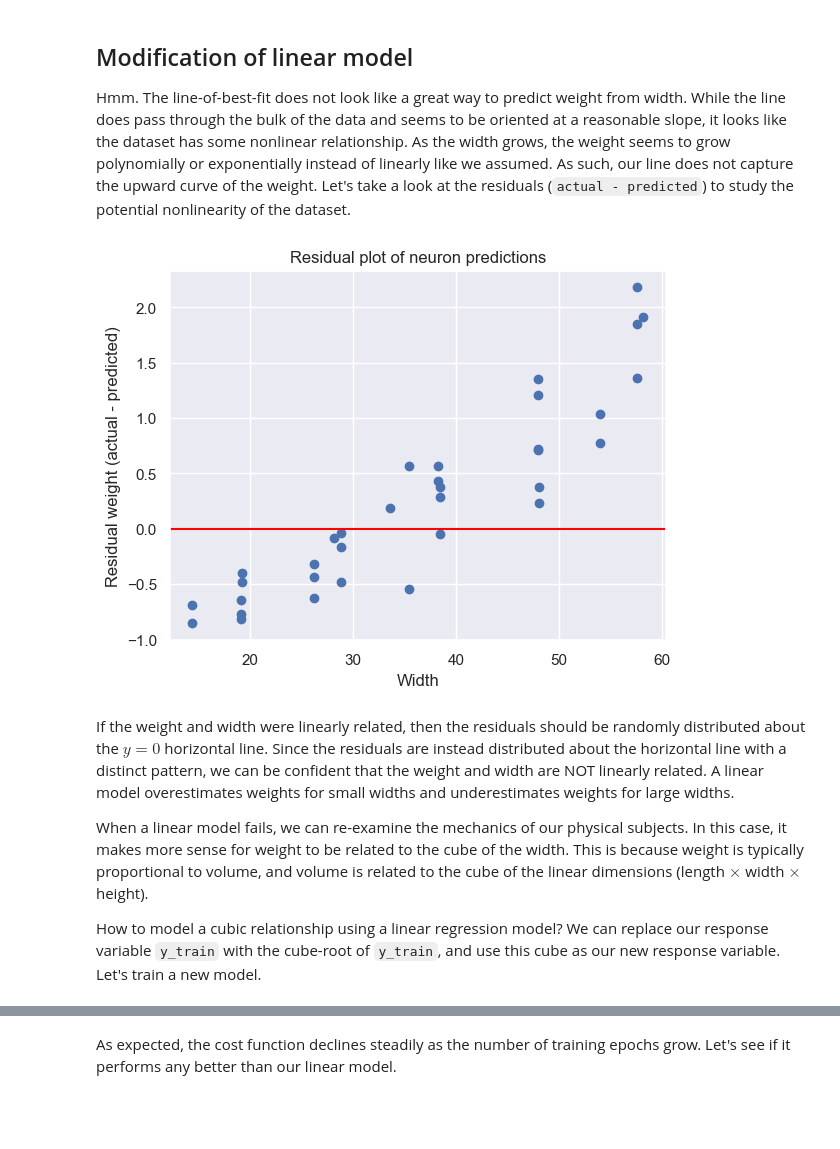
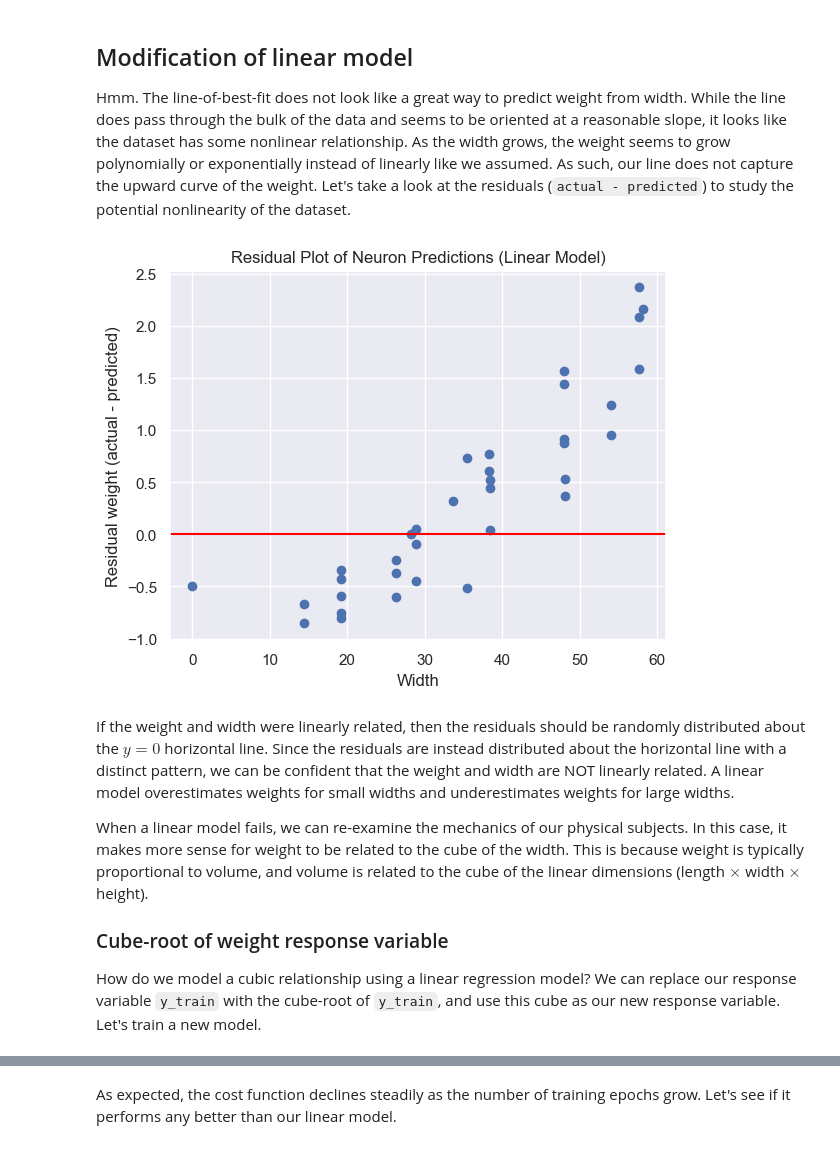
Before and after one commit to SeventhPrize/INDE_577_Data_Science_and_Machine_Learning, a Jupyter notebook: LinearRegression.ipynb, the cells around one changed output, grey strips where cells are left out. Saved outputs shown, nothing was run; the diff lists cells and outputs as text; code cells hidden in the pictures; blank space fills up the shorter version.

```diff
--- a/LinearRegression.ipynb
+++ b/LinearRegression.ipynb
@@ -16,7 +16,6 @@ import seaborn as sns
 # Read in dataset and keep relevant columns/rows
 df = pd.read_csv('data/Brickset-Most-Owned-Query-33-02042023.csv')
 df = df[df["Theme"] == "Harry Potter"]
-df = df[df["Weight"] > 0]
 df = df.filter(["Number", "Width", "Weight"])
 df = df.dropna()
 n_sample = len(df.index)
@@ -176,17 +175,19 @@ Hmm. The line-of-best-fit does not look like a great way to predict weight from
 # %%
 plt.scatter(X_train, y_train - lin_mdl.predict(xdom))
 plt.axhline(y=0, c="red")
-plt.title("Residual plot of neuron predictions")
+plt.title("Residual Plot of Neuron Predictions (Linear Model)")
 plt.xlabel("Width")
 plt.ylabel("Residual weight (actual - predicted)")
 plt.show()
 # %% [output]
-[figure, old version]
+[figure, new version]
 # %% [markdown]
 If the weight and width were linearly related, then the residuals should be randomly distributed about the $y=0$ horizontal line. Since the residuals are instead distributed about the horizontal line with a distinct pattern, we can be confident that the weight and width are NOT linearly related. A linear model overestimates weights for small widths and underestimates weights for large widths.
 
 When a linear model fails, we can re-examine the mechanics of our physical subjects. In this case, it makes more sense for weight to be related to the cube of the width. This is because weight is typically proportional to volume, and volume is related to the cube of the linear dimensions (length $\times$ width $\times$ height).
 
-How to model a cubic relationship using a linear regression model? We can replace our response variable `y_train` with the cube-root of `y_train`, and use this cube as our new response variable. Let's train a new model.
+### Cube-root of weight response variable
+
+How do we model a cubic relationship using a linear regression model? We can replace our response variable `y_train` with the cube-root of `y_train`, and use this cube as our new response variable. Let's train a new model.
 # %%
 # Train model
```
Also changed, not shown: parts of 9 cells of this notebook, 1 other file.
